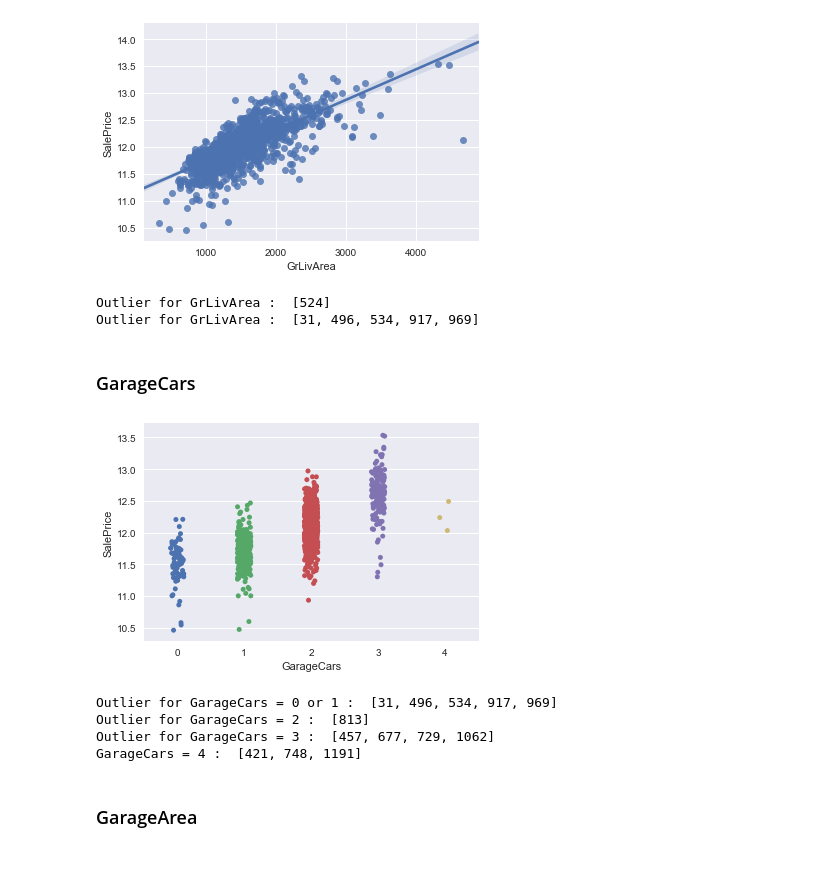
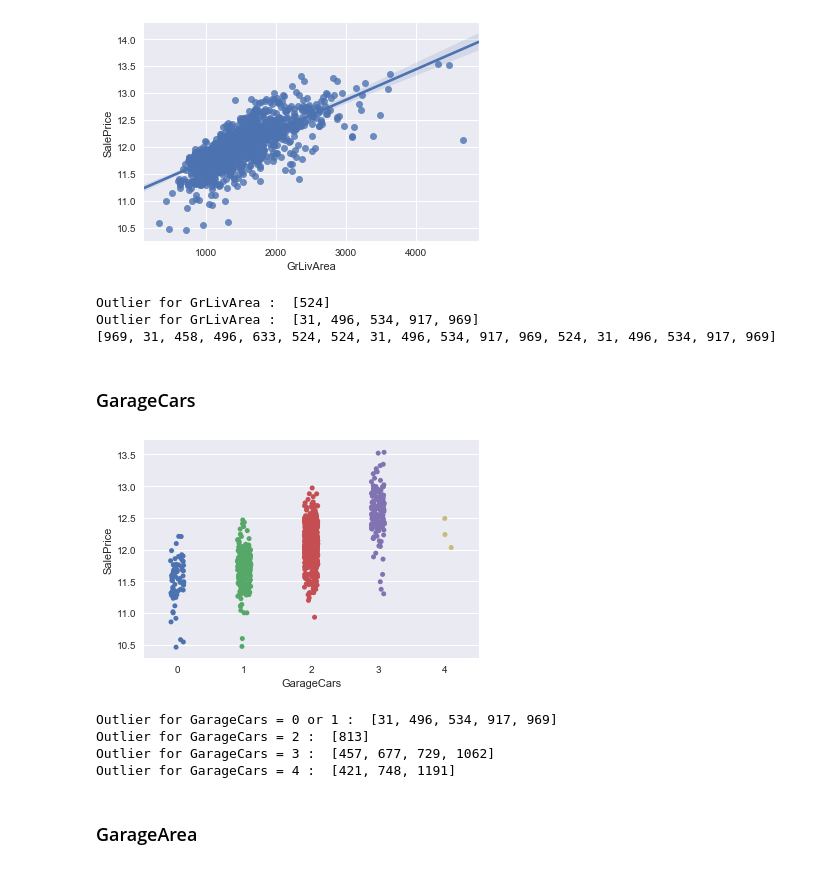
Before and after one commit to raphaelavalos/aml-lab, a Jupyter notebook: challenge/challenge.ipynb, the cells around one changed output. Cells and saved outputs as stored; diff of their text form; code cells hidden in the pictures.

```diff
--- a/challenge/challenge.ipynb
+++ b/challenge/challenge.ipynb
@@ -558,25 +564,34 @@ sns.regplot(x="GrLivArea", y="SalePrice", data=dftwsp, fit_reg=True);
 # %%
 print("Outlier for GrLivArea : ", list(dftwsp[(dftwsp.GrLivArea>4000) & (dftwsp.SalePrice<=13)].Id))
 print("Outlier for GrLivArea : ", list(dftwsp[(dftwsp.SalePrice<=10.75)].Id))
+GLAOutliers=list(dftwsp[(dftwsp.GrLivArea>4000) & (dftwsp.SalePrice<=13)].Id)+list(dftwsp[(dftwsp.SalePrice<=10.75)].Id)
+OutliersIndex+=GLAOutliers
 # %% [output]
 Outlier for GrLivArea :  [524]
 Outlier for GrLivArea :  [31, 496, 534, 917, 969]
+[969, 31, 458, 496, 633, 524, 524, 31, 496, 534, 917, 969, 524, 31, 496, 534, 917, 969]
 # %% [markdown]
 ### GarageCars ###
 # %%
-sns.stripplot(x="GarageCars", y="SalePrice", data=df_train_with_salePrice, jitter=True);
+sns.stripplot(x="GarageCars", y="SalePrice", data=df_train_with_salePrice, jitter=True,);
 # %% [output]
-[figure, old version]
+[figure, new version]
 # %%
 print("Outlier for GarageCars = 0 or 1 : ", list(dftwsp[dftwsp.SalePrice<=10.75].Id))
 print("Outlier for GarageCars = 2 : ", list(dftwsp[(dftwsp.GarageCars==2) & ((dftwsp.SalePrice<=11))].Id))
 print("Outlier for GarageCars = 3 : ", list(dftwsp[(dftwsp.GarageCars==3) & (dftwsp.SalePrice<=11.75)].Id))
-print("GarageCars = 4 : ", list(dftwsp[(dftwsp.GarageCars==4)].Id))
+print("Outlier for GarageCars = 4 : ", list(dftwsp[(dftwsp.GarageCars==4)].Id))
+
+GCOutliers = list(dftwsp[dftwsp.SalePrice<=10.75].Id)
+GCOutliers += list(dftwsp[(dftwsp.GarageCars==2) & ((dftwsp.SalePrice<=11))].Id)
+GCOutliers += list(dftwsp[(dftwsp.GarageCars==3) & (dftwsp.SalePrice<=11.75)].Id)
+GCOutliers +=list(dftwsp[(dftwsp.GarageCars==4)].Id)
+OutliersIndex += GCOutliers
 # %% [output]
 Outlier for GarageCars = 0 or 1 :  [31, 496, 534, 917, 969]
 Outlier for GarageCars = 2 :  [813]
 Outlier for GarageCars = 3 :  [457, 677, 729, 1062]
-GarageCars = 4 :  [421, 748, 1191]
+Outlier for GarageCars = 4 :  [421, 748, 1191]
 # %% [markdown]
 ### GarageArea ###
 # %%
```
Also changed, not shown: parts of 11 cells of this notebook.
